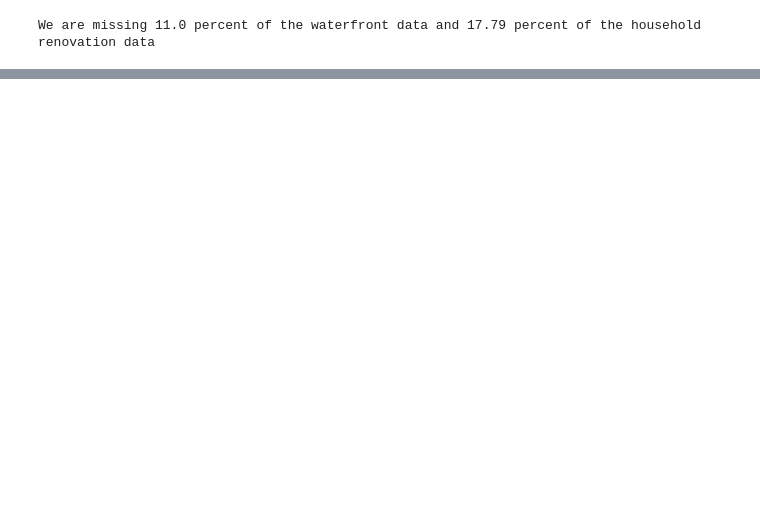
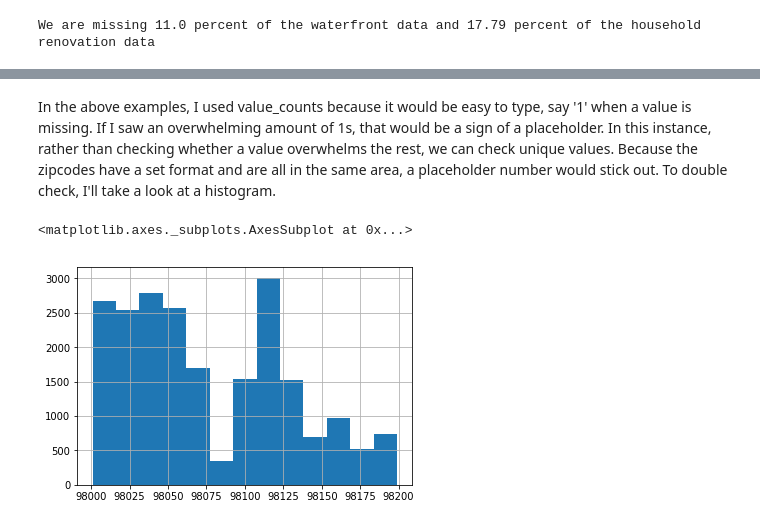
Before and after one commit to SarabiEventide/dsc-1-final-project-online-ds-sp-000, a Jupyter notebook: student.ipynb, the cells around one changed output, grey strips where cells are left out. Cells and saved outputs as stored; diff of their text form; code cells hidden in the pictures; blank space fills up the shorter version.

```diff
--- a/student.ipynb
+++ b/student.ipynb
@@ -189,0 +131,7 @@ In this case, the categories are "number of bathrooms" and "number of bedrooms",
+# %% [markdown]
+In the above examples, I used value_counts because it would be easy to type, say '1' when a value is missing. If I saw an overwhelming amount of 1s, that would be a sign of a placeholder. In this instance, rather than checking whether a value overwhelms the rest, we can check unique values. Because the zipcodes have a set format and are all in the same area, a placeholder number would stick out. To double check, I'll take a look at a histogram.
+# %%
+df.zipcode.hist(bins = 13)
+# %% [output]
+<matplotlib.axes._subplots.AxesSubplot at 0x...>
+[figure, added]
```
Also changed, not shown: parts of 59 cells of this notebook.
